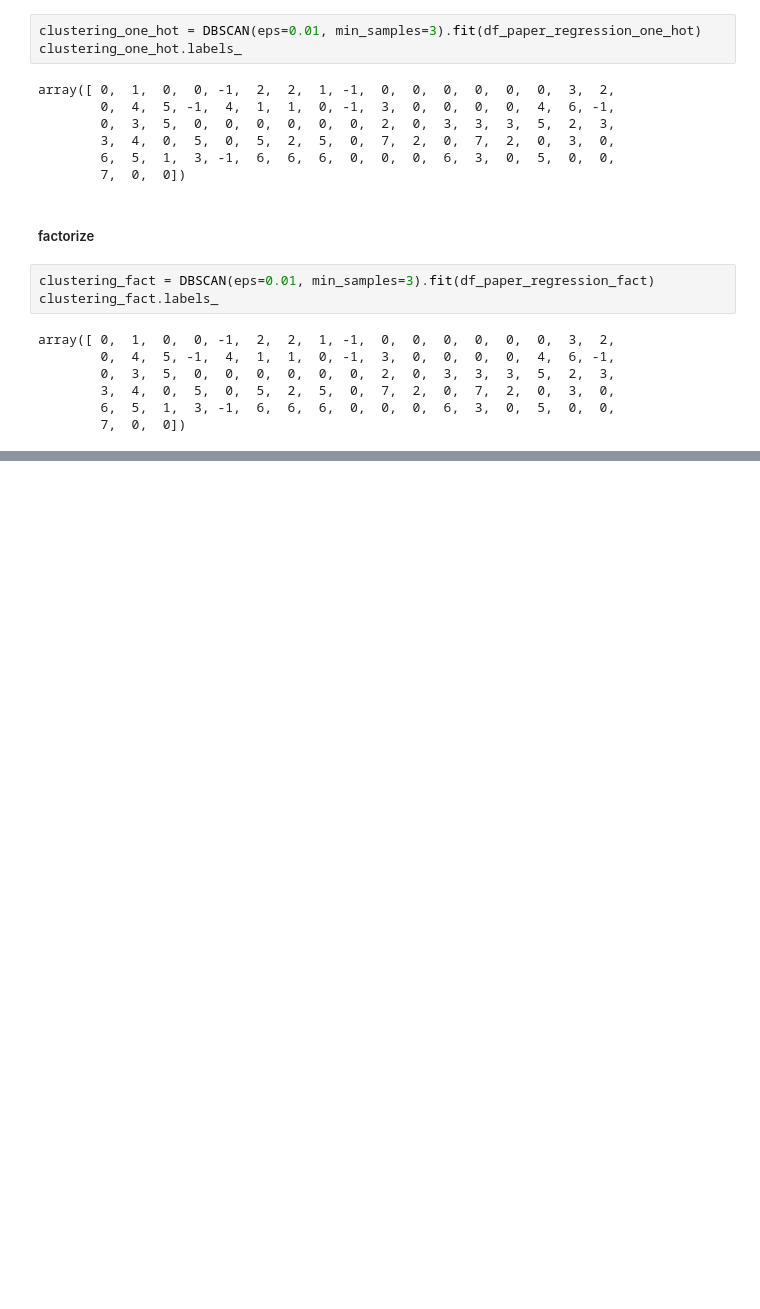
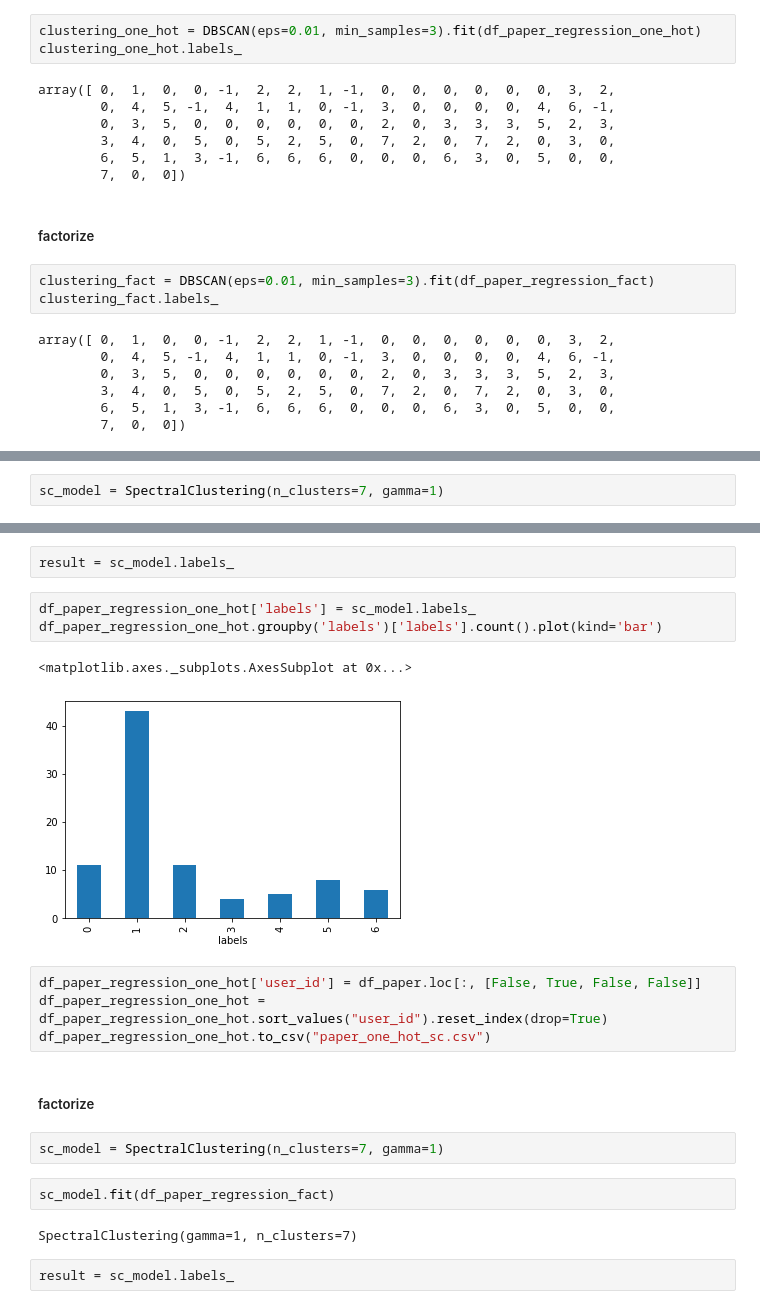
Before and after one commit to Skybluewater/AwardSystem, a Jupyter notebook: Training/paper.ipynb, the cells around one changed output, grey strips where cells are left out. Drawn from its saved outputs; the diff is of its cells as text; blank space fills up the shorter version.

```diff
--- a/Training/kmeans.ipynb
+++ b/Training/paper.ipynb
@@ -535,0 +620,2 @@ array([ 0,  1,  0,  0, -1,  2,  2,  1, -1,  0,  0,  0,  0,  0,  0,  3,  2,
+# %%
+sc_model = SpectralClustering(n_clusters=7, gamma=1)
@@ -535,0 +626,22 @@ array([ 0,  1,  0,  0, -1,  2,  2,  1, -1,  0,  0,  0,  0,  0,  0,  3,  2,
+# %%
+result = sc_model.labels_
+# %%
+df_paper_regression_one_hot['labels'] = sc_model.labels_
+df_paper_regression_one_hot.groupby('labels')['labels'].count().plot(kind='bar')
+# %% [output]
+<matplotlib.axes._subplots.AxesSubplot at 0x...>
+[figure, added]
+# %%
+df_paper_regression_one_hot['user_id'] = df_paper.loc[:, [False, True, False, False]]
+df_paper_regression_one_hot = df_paper_regression_one_hot.sort_values("user_id").reset_index(drop=True)
+df_paper_regression_one_hot.to_csv("paper_one_hot_sc.csv")
+# %% [markdown]
+##### factorize
+# %%
+sc_model = SpectralClustering(n_clusters=7, gamma=1)
+# %%
+sc_model.fit(df_paper_regression_fact)
+# %% [output]
+SpectralClustering(gamma=1, n_clusters=7)
+# %%
+result = sc_model.labels_
```
Also changed, not shown: parts of 26 cells of this notebook, 3 other files.
